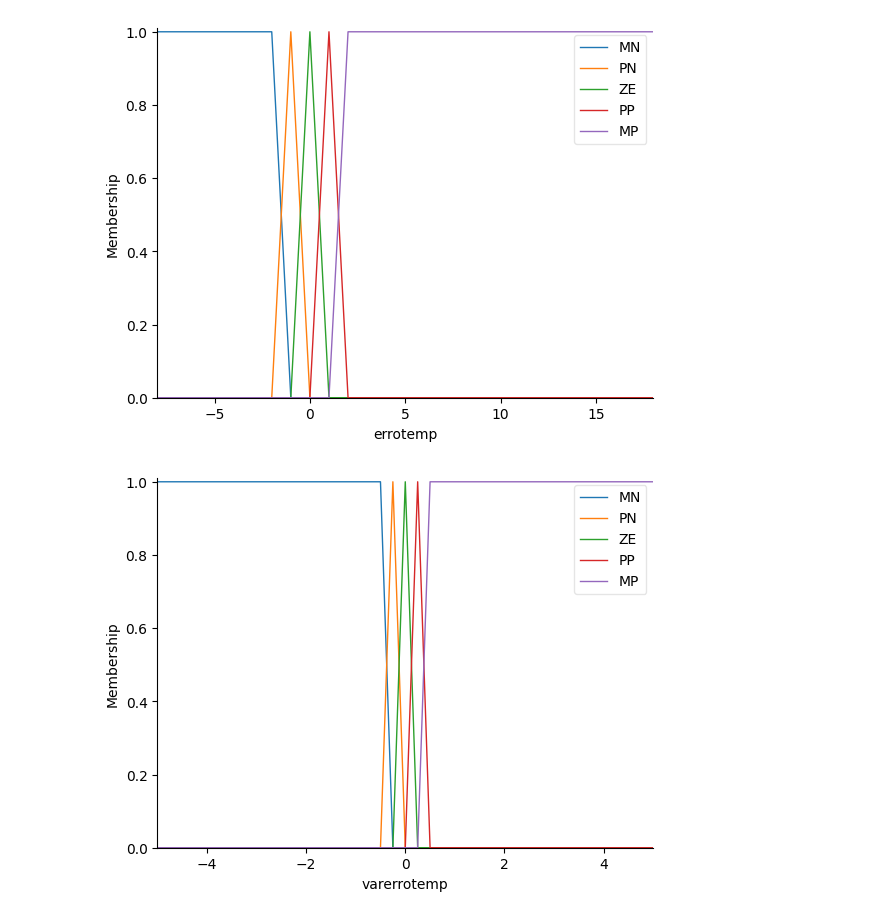
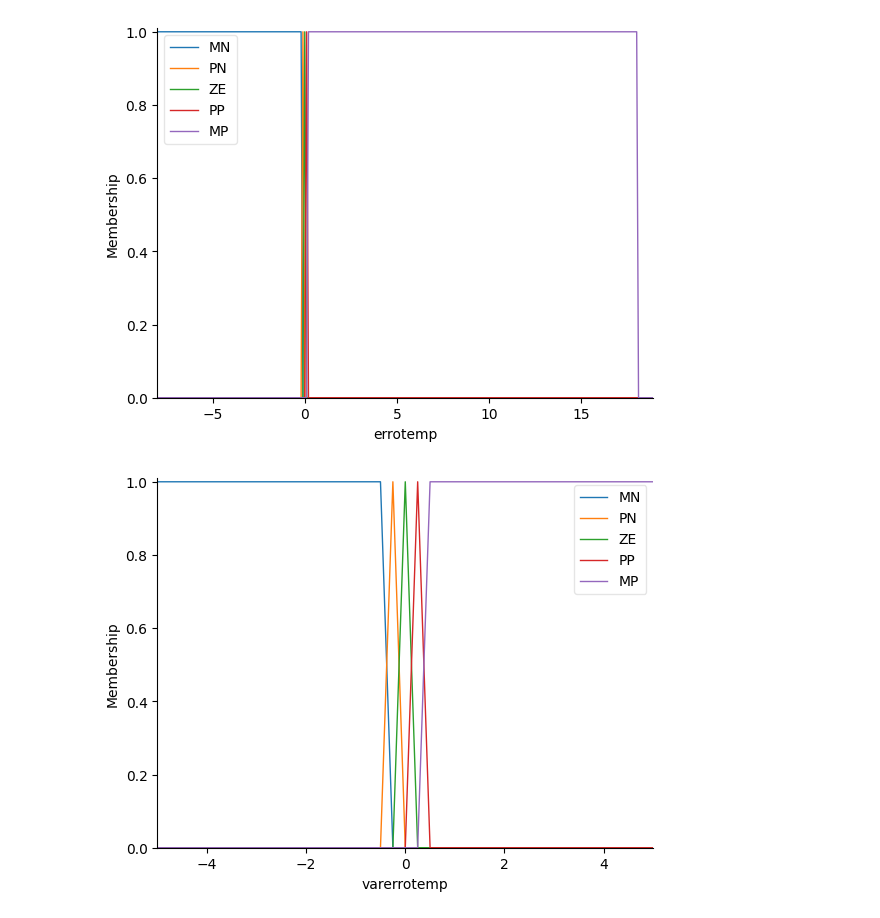
Before and after one commit to amandasguimaraes/Trabalho2-C213, a Jupyter notebook: Trabalho_Fuzzy.ipynb, the cells around one changed output. Drawn from its saved outputs; the diff is of its cells as text; code cells hidden in the pictures.

```diff
--- a/Trabalho_Fuzzy.ipynb
+++ b/Trabalho_Fuzzy.ipynb
@@ -12,24 +30,24 @@ Requirement already satisfied: paho-mqtt in /usr/local/lib/python3.10/dist-packa
 # %%
 import numpy as np
 import skfuzzy as fuzz
 import paho.mqtt.client as mqtt
 from skfuzzy import control as ctrl
 import time
 
 # mqttBroker ="test.mosquitto.org"
 # client = mqtt.Client("c213Inatelsbm")
 # client.connect(mqttBroker)
 
 # errotemp - funções de pertinência e universo
-errotemp = ctrl.Antecedent(np.arange(-8, 19, 1), 'errotemp')
-errotemp['MN'] = fuzz.trapmf(errotemp.universe, [-8, -8, -2, -1])
-errotemp['PN'] = fuzz.trimf(errotemp.universe, [-2, -1, 0])
-errotemp['ZE'] = fuzz.trimf(errotemp.universe, [-1, 0, 1])
-errotemp['PP'] = fuzz.trimf(errotemp.universe, [0, 1, 2])
-errotemp['MP'] = fuzz.trapmf(errotemp.universe, [1, 2, 18, 18])
+errotemp = ctrl.Antecedent(np.arange(-8, 19, 0.1), 'errotemp')
+errotemp['MN'] = fuzz.trapmf(errotemp.universe, [-8, -8, -0.2, -0.1])
+errotemp['PN'] = fuzz.trimf(errotemp.universe, [-0.2, -0.1, 0])
+errotemp['ZE'] = fuzz.trimf(errotemp.universe, [-0.1, 0, 0.1])
+errotemp['PP'] = fuzz.trimf(errotemp.universe, [0, 0.1, 0.2])
+errotemp['MP'] = fuzz.trapmf(errotemp.universe, [0.1, 0.2, 18, 18])
 errotemp.view()
 # %% [output]
-[figure, old version]
+[figure, new version]
 # %%
 # varrotemp - funções de pertinência e universo
 # varerrotemp =ctrl.Antecedent(np.arange(-2, 2.01, 0.01), 'varerrotemp')
```
Also changed, not shown: parts of 3 cells of this notebook.
